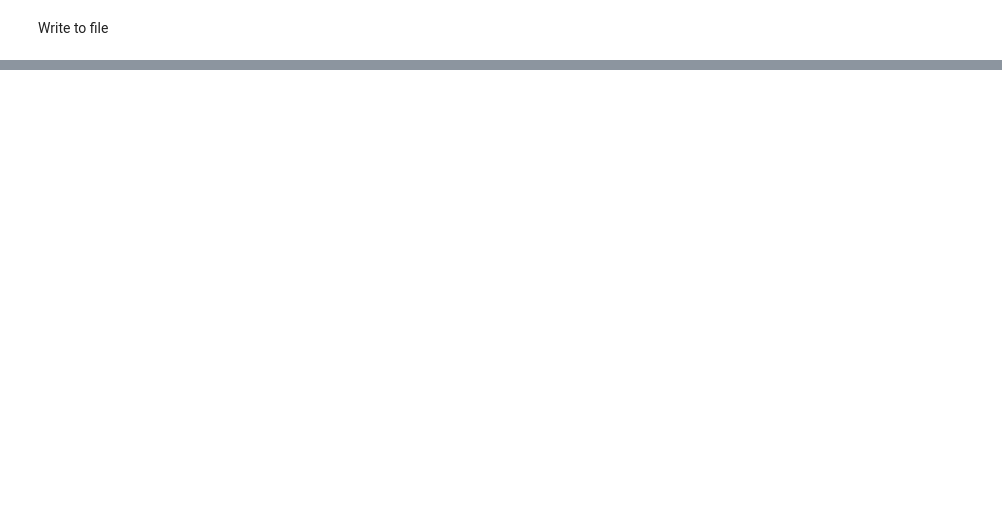
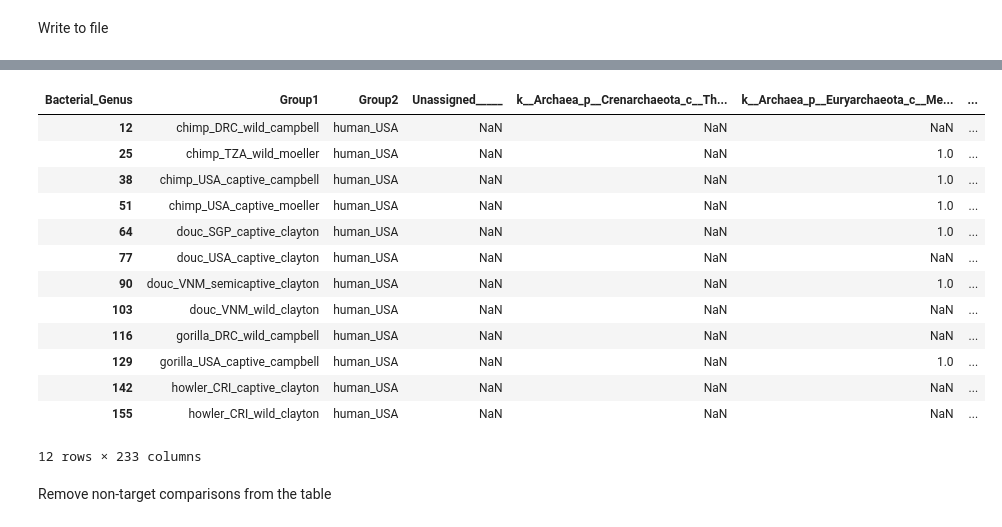
Before and after one commit to CUMoellerLab/Houtz_etal_2021-NHP_microbiome, a Jupyter notebook: 02-Host_specificity_score-Python.ipynb, the cells around one changed output, grey strips where cells are left out. Saved outputs shown, nothing was run; the diff lists cells and outputs as text; code cells hidden in the pictures; blank space fills up the shorter version.

```diff
--- a/02-Host_specificity_score-Python.ipynb
+++ b/02-Host_specificity_score-Python.ipynb
@@ -213,0 +262,19 @@ final_table.to_csv(join(outdir, 'hss.txt'), sep='\t')
+# %%
+combined_pivot.loc[(combined_pivot['comparison_num'] != 'None'),]
+# %% [output]
+| Bacterial_Genus | Group1 | Group2 | Unassigned_____ | k__Archaea_p__Crenarchaeota_c__Th... | k__Archaea_p__Euryarchaeota_c__Me... | ... |
+| 12 | chimp_DRC_wild_campbell | human_USA | NaN | NaN | NaN | ... |
+| 25 | chimp_TZA_wild_moeller | human_USA | NaN | NaN | 1.0 | ... |
+| 38 | chimp_USA_captive_campbell | human_USA | NaN | NaN | 1.0 | ... |
+| 51 | chimp_USA_captive_moeller | human_USA | NaN | NaN | 1.0 | ... |
+| 64 | douc_SGP_captive_clayton | human_USA | NaN | NaN | 1.0 | ... |
+| 77 | douc_USA_captive_clayton | human_USA | NaN | NaN | NaN | ... |
+| 90 | douc_VNM_semicaptive_clayton | human_USA | NaN | NaN | 1.0 | ... |
+| 103 | douc_VNM_wild_clayton | human_USA | NaN | NaN | NaN | ... |
+| 116 | gorilla_DRC_wild_campbell | human_USA | NaN | NaN | NaN | ... |
+| 129 | gorilla_USA_captive_campbell | human_USA | NaN | NaN | 1.0 | ... |
+| 142 | howler_CRI_captive_clayton | human_USA | NaN | NaN | NaN | ... |
+| 155 | howler_CRI_wild_clayton | human_USA | NaN | NaN | NaN | ... |
+12 rows × 233 columns
+# %% [markdown]
+Remove non-target comparisons from the table
```
Also changed, not shown: parts of 123 cells of this notebook.
